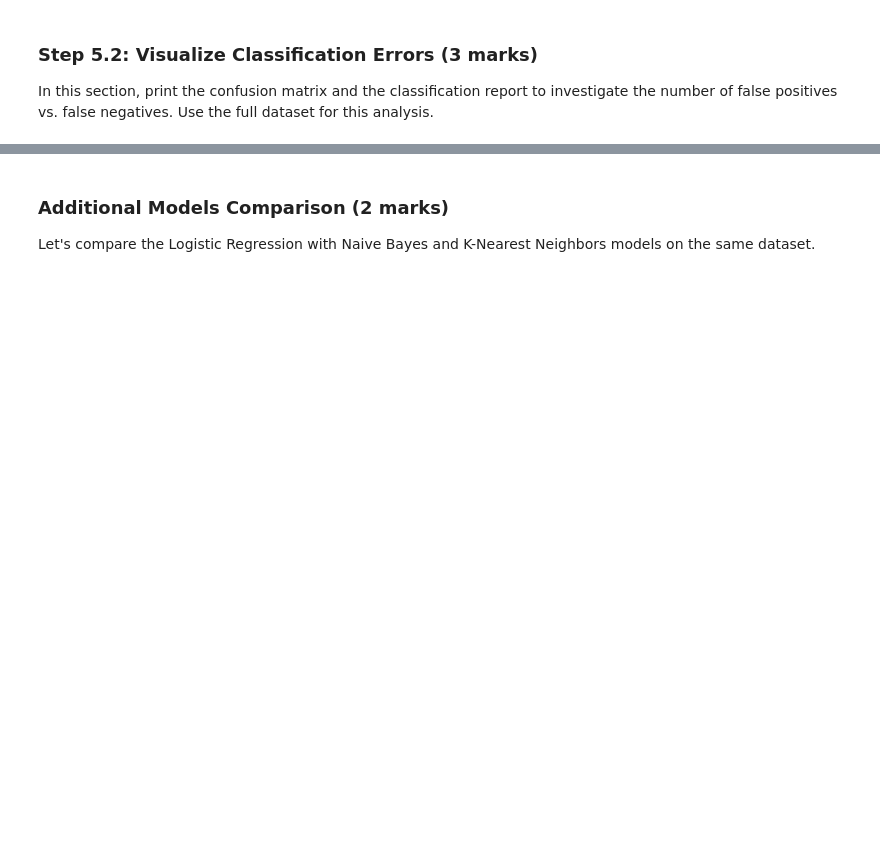
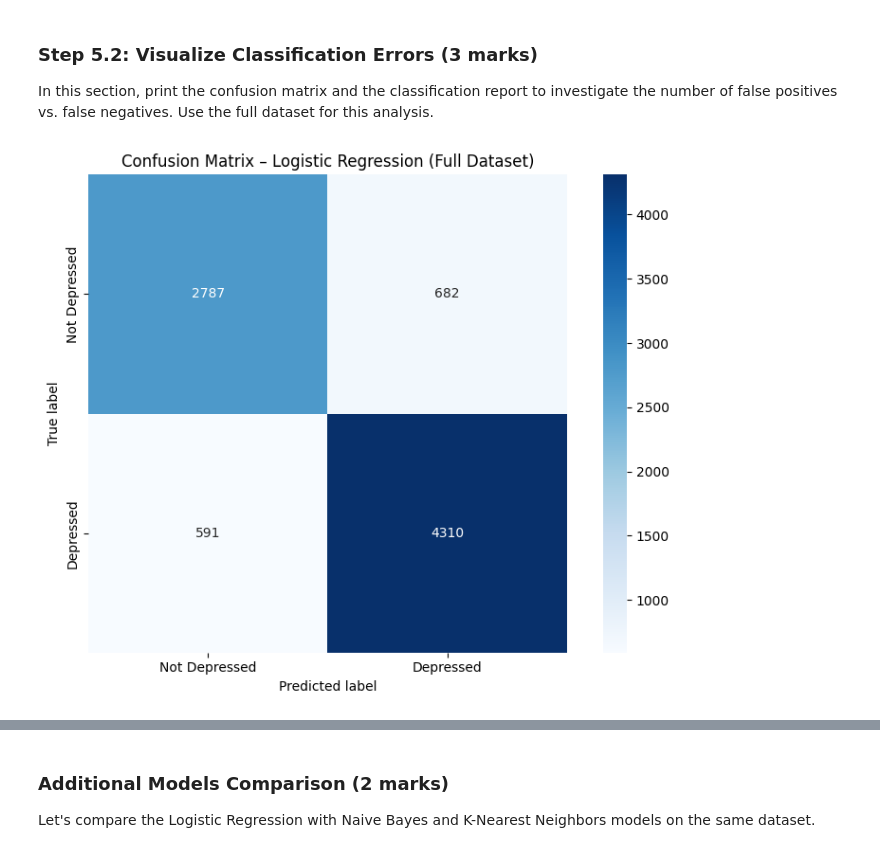
Before and after one commit to maryalrachid-ENGG680/ENGG680_2025_Fall, a Jupyter notebook: Lab_Assignment2/Assignment2_Upload.ipynb, the cells around one changed output, grey strips where cells are left out. Saved outputs shown, nothing was run; the diff lists cells and outputs as text; code cells hidden in the pictures; blank space fills up the shorter version.

```diff
--- a/Lab_Assignment2/Assignment2_Upload.ipynb
+++ b/Lab_Assignment2/Assignment2_Upload.ipynb
@@ -552,11 +567,12 @@ for col in categorical_columns:
         data[col] = labelencoder.fit_transform(data[col])
 
 # Prepare feature matrix X and target vector y (1 marks)
-y =  # Target vector
-X =  # Feature matrix
+y = data['Depression'].copy()  # Target vector
+X = data.drop(columns=['Depression']).copy()  # Feature matrix
 
 # Display sizes of X and y
-# your code here
+print("Shape of feature matrix X:", X.shape)
+print("Shape of target vector y:", y.shape)
 # %% [markdown]
 ### Step 2.1: Class Label Histogram (1 marks)
 
@@ -644,27 +724,41 @@ In this section, print the confusion matrix and the classification report to inv
 # Retrieve target vector and predicted values for testing set using full dataset
 # (1 marks)
 # Note: 70% training set, 30% testing set
+
+X_train_full, X_test_full, y_train_full, y_test_full = train_test_split(
+    X, y,
+    test_size=0.3,
+    random_state=0,
+    stratify=y
+)
+
+clf_full = LogisticRegression(max_iter=2000)
+clf_full.fit(X_train_full, y_train_full)
+
+y_pred_full = clf_full.predict(X_test_full)
 # %%
 from sklearn.metrics import confusion_matrix
 # Calculate confusion matrix: confusion_matrix()
 # (1 marks)
-
-
+conf_mat = confusion_matrix(y_test_full, y_pred_full)
 
 # Print confusion matrix using a heatmap: sns.heatmap()
 plt.figure(figsize=(8, 6))
 sns.heatmap(conf_mat,
            xticklabels=['Not Depressed', 'Depressed'],
            yticklabels=['Not Depressed', 'Depressed'],
            square=True,
            annot=True,
            cbar=True,
            fmt='d',
            cmap='Blues')
-plt.xlabel(   )
-plt.ylabel(   )
-plt.title(   )
+plt.xlabel('Predicted label')
+plt.ylabel('True label')
+plt.title('Confusion Matrix – Logistic Regression (Full Dataset)')
+plt.tight_layout()
 plt.show()
+# %% [output]
+[figure, added]
 # %%
 from sklearn.metrics import classification_report
 # Print classification report: classification_report()
```
Also changed, not shown: parts of 18 cells of this notebook.
